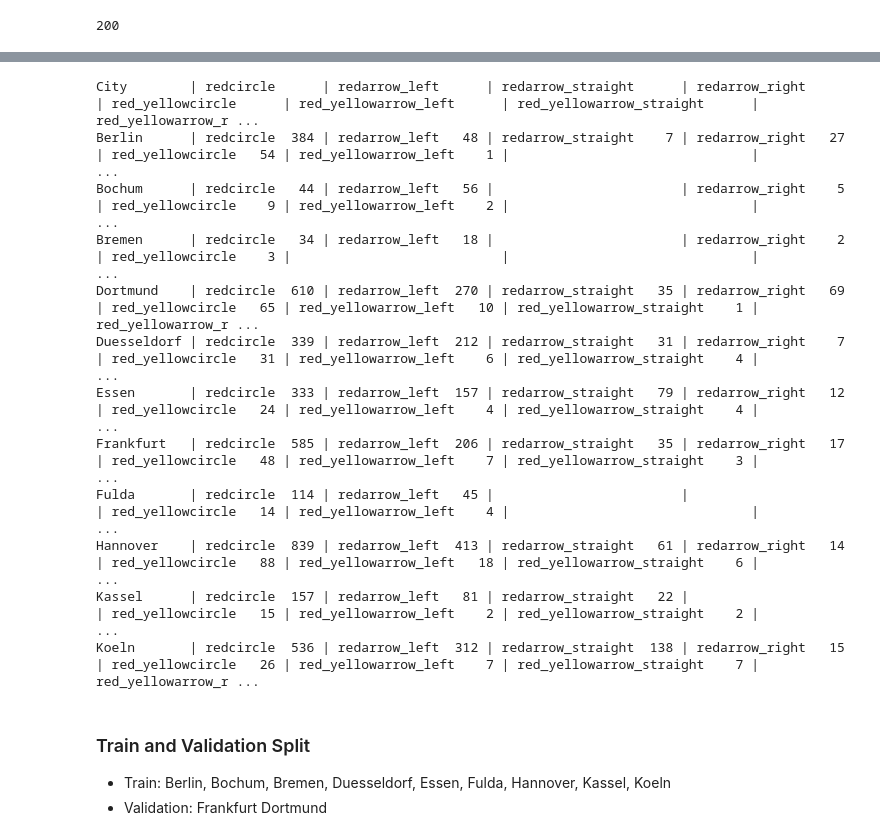
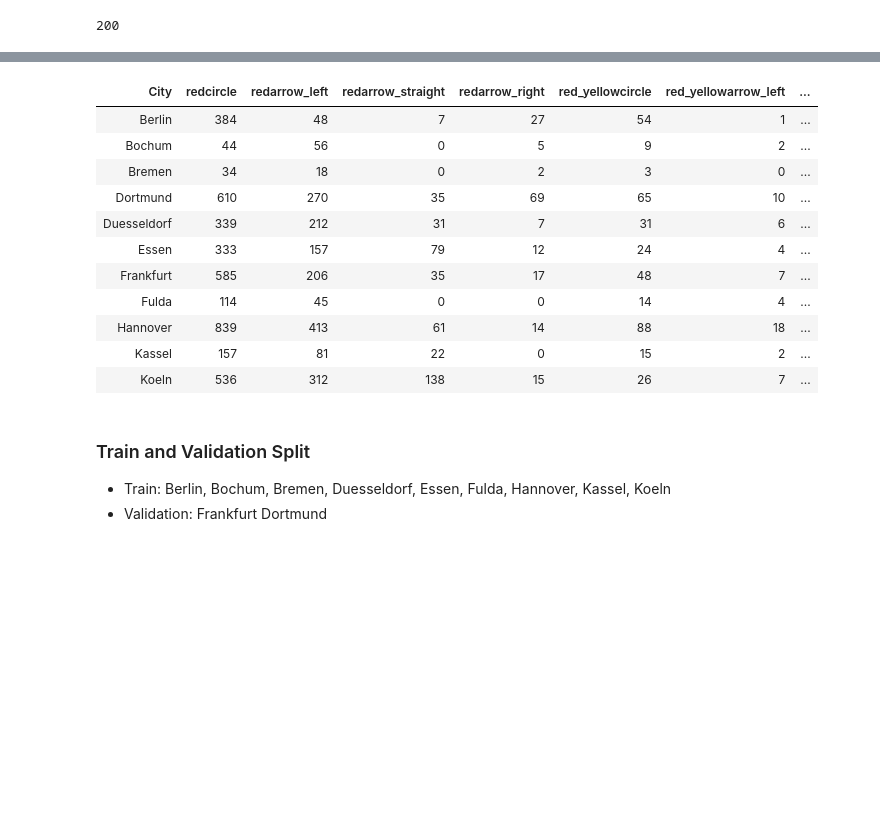
Before and after one commit to ippen/traffic-light-classification, a Jupyter notebook: datasets/inspect_dataset.ipynb, the cells around one changed output, grey strips where cells are left out. Drawn from its saved outputs; the diff is of its cells as text; code cells hidden in the pictures; blank space fills up the shorter version.

Commit message:
Use better table instead of string table

```diff
--- a/datasets/inspect_dataset.ipynb
+++ b/datasets/inspect_dataset.ipynb
@@ -79,55 +79,46 @@ dls.show_batch(max_n=25)
 # %%
-# Check all cities
+from tabulate import tabulate
+
 def examine_dataset(cities):
-    max_length = len(max(cities, key=len))
-    max_size = 5
-    first_line = True
+    table = []
+    headers = ["City"] + [f"{state}{pictogram}" for state in ["red", "red_yellow", "yellow", "green", "off"] for pictogram in ["circle", "arrow_left", "arrow_straight", "arrow_right"]] + ["Total"]
+
     for city in cities:
-        missing_class_str = city + " "*(max_length - len(city)) + " | "
-
+        missing_class = [city]
         labels_file = project_path + city + '/labels.json'
         dls = ImageDataLoaders.from_name_func(image_path, get_image_files(project_path + city), valid_pct=0.2, seed=42,
             item_tfms=Resize(224, ResizeMethod.Pad, pad_mode='zeros'),
             batch_tfms=None,
             label_func=lambda file_name: get_label_func(file_name, labels_file))
 
-        header_str = "City" + " "*(max_length - len("City")) + " | "
         for state in ["red", "red_yellow", "yellow", "green", "off"]:
             for pictogram in ["circle", "arrow_left", "arrow_straight", "arrow_right"]:
                 class_label = state + pictogram
-                if first_line:
-                    header_str += class_label + " "*max_size + " | "
-                # Count the occurrences of the class label in the training set
                 num_train_items = sum(1 for item in dls.train.items if get_label_func(item.name, labels_file) == class_label)
-                # Count the occurrences of the class label in the validation set
                 num_valid_items = sum(1 for item in dls.valid.items if get_label_func(item.name, labels_file) == class_label)
+                total_items = num_train_items + num_valid_items
+                missing_class.append(total_items)
 
-                if num_train_items + num_valid_items > 0:
-                    missing_class_str += class_label + " "*(max(0, max_size-len(str(num_train_items + num_valid_items)))) + str(num_train_items + num_valid_items) + " | "
-                else:
-                    missing_class_str += " "*(len(class_label)+ max_size) + " | "
         num_images = len(dls.train.items) + len(dls.valid.items)
-        missing_class_str += str(num_images) + " "*(max(0, max_size-len(str(num_images)))) + " |"
-        if first_line:
-            header_str += "Total" + " "*(max_size - len("Total")) + " | "
-            print(header_str)
-            first_line = False
-        print(missing_class_str)
+        missing_class.append(num_images)
+        table.append(missing_class)
 
-examine_dataset(cities = ['Berlin', 'Bochum', 'Bremen', 'Dortmund', 'Duesseldorf', 'Essen', 'Frankfurt', "Fulda", "Hannover", "Kassel", "Koeln"])
+    display(tabulate(table, headers=headers, tablefmt='html'))
+
+examine_dataset(cities = ["Berlin", "Bochum", "Bremen", "Dortmund", "Duesseldorf", "Essen", "Frankfurt", "Fulda", "Hannover", "Kassel", "Koeln"])
 # %% [output]
-City        | redcircle      | redarrow_left      | redarrow_straight      | redarrow_right      | red_yellowcircle      | red_yellowarrow_left      | red_yellowarrow_straight      | red_yellowarrow_r ...
-Berlin      | redcircle  384 | redarrow_left   48 | redarrow_straight    7 | redarrow_right   27 | red_yellowcircle   54 | red_yellowarrow_left    1 |                               |                   ...
-Bochum      | redcircle   44 | redarrow_left   56 |                        | redarrow_right    5 | red_yellowcircle    9 | red_yellowarrow_left    2 |                               |                   ...
-Bremen      | redcircle   34 | redarrow_left   18 |                        | redarrow_right    2 | red_yellowcircle    3 |                           |                               |                   ...
-Dortmund    | redcircle  610 | redarrow_left  270 | redarrow_straight   35 | redarrow_right   69 | red_yellowcircle   65 | red_yellowarrow_left   10 | red_yellowarrow_straight    1 | red_yellowarrow_r ...
-Duesseldorf | redcircle  339 | redarrow_left  212 | redarrow_straight   31 | redarrow_right    7 | red_yellowcircle   31 | red_yellowarrow_left    6 | red_yellowarrow_straight    4 |                   ...
-Essen       | redcircle  333 | redarrow_left  157 | redarrow_straight   79 | redarrow_right   12 | red_yellowcircle   24 | red_yellowarrow_left    4 | red_yellowarrow_straight    4 |                   ...
-Frankfurt   | redcircle  585 | redarrow_left  206 | redarrow_straight   35 | redarrow_right   17 | red_yellowcircle   48 | red_yellowarrow_left    7 | red_yellowarrow_straight    3 |                   ...
-Fulda       | redcircle  114 | redarrow_left   45 |                        |                     | red_yellowcircle   14 | red_yellowarrow_left    4 |                               |                   ...
-Hannover    | redcircle  839 | redarrow_left  413 | redarrow_straight   61 | redarrow_right   14 | red_yellowcircle   88 | red_yellowarrow_left   18 | red_yellowarrow_straight    6 |                   ...
-Kassel      | redcircle  157 | redarrow_left   81 | redarrow_straight   22 |                     | red_yellowcircle   15 | red_yellowarrow_left    2 | red_yellowarrow_straight    2 |                   ...
-Koeln       | redcircle  536 | redarrow_left  312 | redarrow_straight  138 | redarrow_right   15 | red_yellowcircle   26 | red_yellowarrow_left    7 | red_yellowarrow_straight    7 | red_yellowarrow_r ...
+| City | redcircle | redarrow_left | redarrow_straight | redarrow_right | red_yellowcircle | red_yellowarrow_left | ... |
+| Berlin | 384 | 48 | 7 | 27 | 54 | 1 | ... |
+| Bochum | 44 | 56 | 0 | 5 | 9 | 2 | ... |
+| Bremen | 34 | 18 | 0 | 2 | 3 | 0 | ... |
+| Dortmund | 610 | 270 | 35 | 69 | 65 | 10 | ... |
+| Duesseldorf | 339 | 212 | 31 | 7 | 31 | 6 | ... |
+| Essen | 333 | 157 | 79 | 12 | 24 | 4 | ... |
+| Frankfurt | 585 | 206 | 35 | 17 | 48 | 7 | ... |
+| Fulda | 114 | 45 | 0 | 0 | 14 | 4 | ... |
+| Hannover | 839 | 413 | 61 | 14 | 88 | 18 | ... |
+| Kassel | 157 | 81 | 22 | 0 | 15 | 2 | ... |
+| Koeln | 536 | 312 | 138 | 15 | 26 | 7 | ... |
 # %% [markdown]
 ### Train and Validation Split
 - Train: Berlin, Bochum, Bremen, Duesseldorf, Essen, Fulda, Hannover, Kassel, Koeln
```
Also changed, not shown: parts of 1 cell of this notebook.
